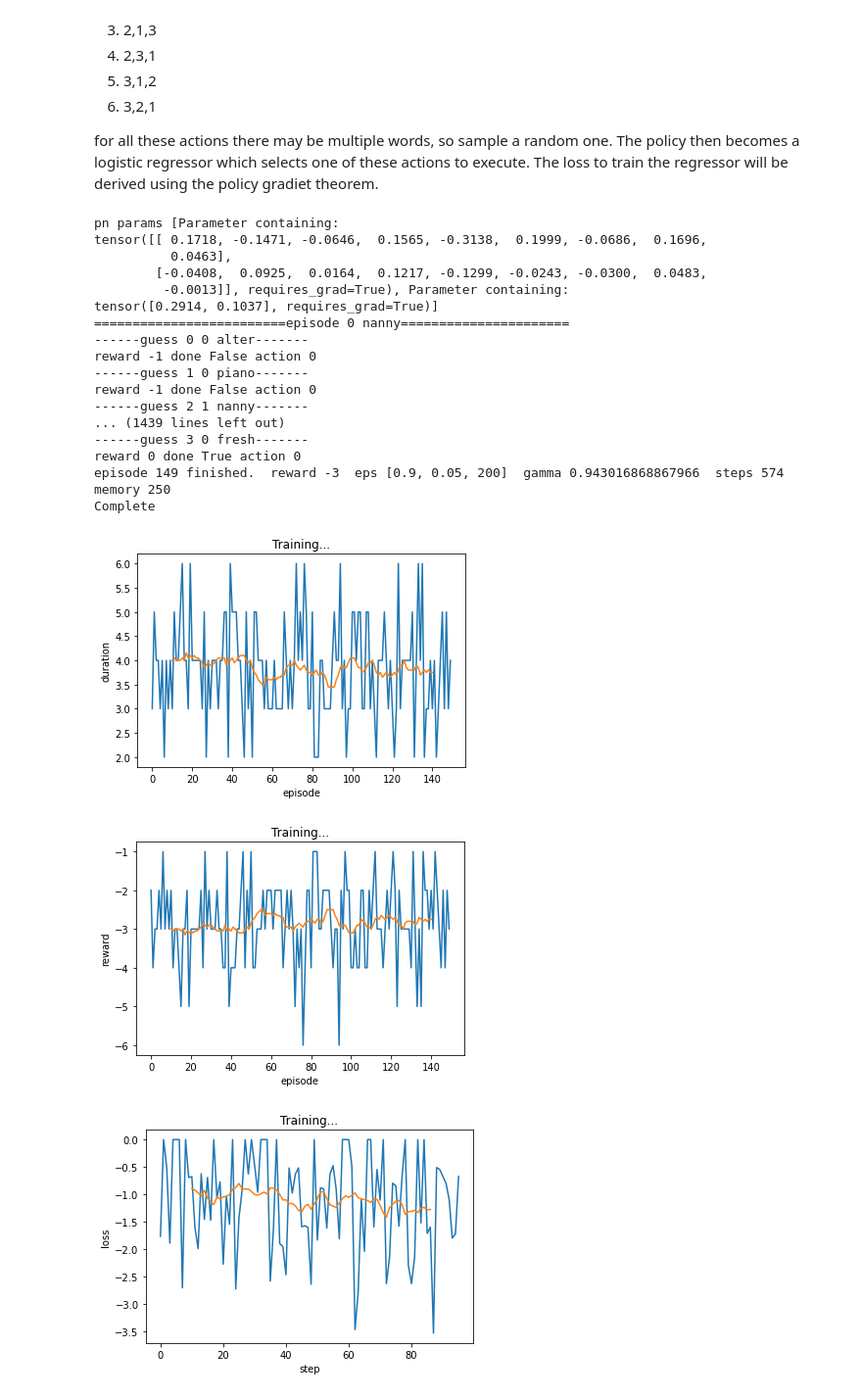
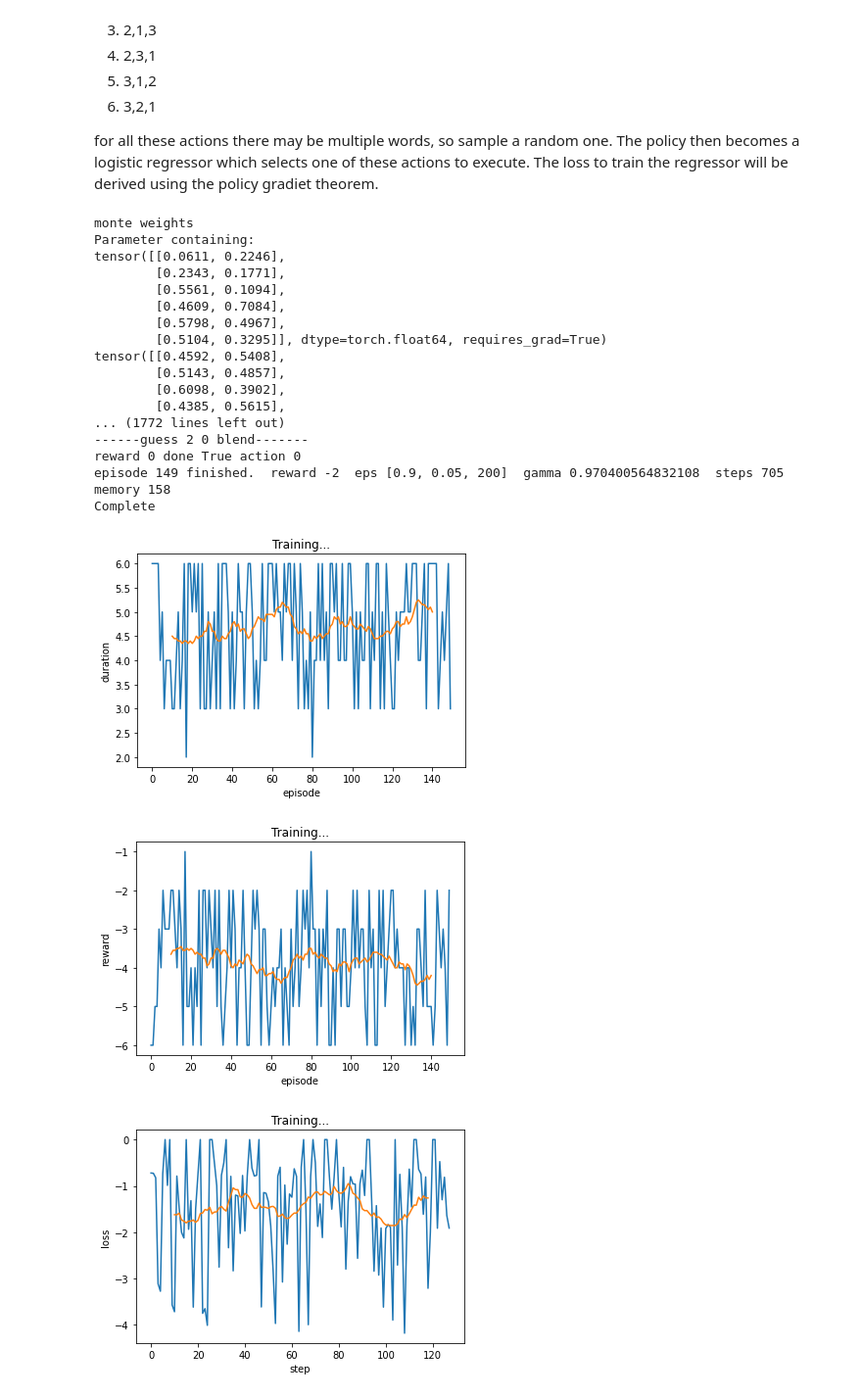
Before and after one commit to kbb29/wordle-solver, a Jupyter notebook: PolicyGradient.ipynb, the cells around one changed output. Shown at 98% size. Saved outputs shown, nothing was run; the diff lists cells and outputs as text; code cells hidden in the pictures.

Commit message:
pg monte

```diff
--- a/PolicyGradient.ipynb
+++ b/PolicyGradient.ipynb
@@ -152,3 +149,24 @@ class PolicyHelper:
+# %%
+#define the word-selection tactics
+n_state_features = 9
+
+class PolicyHelper:
+    def __init__(self, env):
+        self.env = env
+        self.actions = [[env.find_target_words, env.find_words_matching_current_history]]
+        self.actions.append([env.find_words_with_highest_new_letter_freq_score])
+
+        self.num_actions = len(self.actions)
+        #self.net = PolicyNetLinear(n_state_features, len(self.actions))
+
+    def perform_action(self, action_idx):
+        tactic_tuple = self.actions[action_idx]
+        df = self.env.df
+        for tactic in tactic_tuple: # apply all the tactics in the given order
+            newdf = tactic(df)
+            if not newdf.empty: #if that tactic produced no results, then quit
+                df = newdf
+        return df.sample()['word'][0] # then pick a random word from what is left
 # %%
 
 
@@ -254,11 +272,18 @@ def run_experiment(model=ModelConfig(name='naive', startword=None, target_list_o
 
     if model.name == 'linear':
         policy_net = PolicyNetLinear(n_state_features, len(policy_helper.actions)).to(device)
+    elif model.name == 'monte':
+        policy_net = PolicyMonteCarlo(env.num_guesses, len(policy_helper.actions)).to(device)
+        print('monte weights')
+        print(policy_net.weights)
+        print(F.softmax(policy_net.weights, dim=1))
     else:
         policy_net = PolicyNetNN(n_state_features, len(policy_helper.actions)).to(device)
 
     if training.optimizer == 'rmsprop':
         optimizer = optim.RMSprop(policy_net.parameters(), lr=training.lr)
+    elif training.optimizer == 'sgd':
+        optimizer = optim.SGD(policy_net.parameters(), lr=training.lr)
     else:
         optimizer = optim.Adam(policy_net.parameters(), lr=training.lr)
 
@@ -321,6 +346,11 @@ def run_experiment(model=ModelConfig(name='naive', startword=None, target_list_o
                     losses += optimize_model_batch(policy_net, optimizer, memory, batch_size=training.batch_size)
                     if training.clear_memory: memory.clear()
 
+                    if model.name == 'monte':
+                        print('monte weights')
+                        print(policy_net.weights)
+                        print(F.softmax(policy_net.weights, dim=1))
+
                 #plot_durations()
                 break
 
@@ -334,29 +364,29 @@ def run_experiment(model=ModelConfig(name='naive', startword=None, target_list_o
 #plt.show()
 # %%
 plot_all(*run_experiment(
-    model=ModelConfig(name='linear'),
+    model=ModelConfig(name='monte'),
     num_episodes=150,
-    training=TrainConfig(optimizer='adam', lr=0.01, batch_size=32, train_interval=32, clear_memory=True),
+    training=TrainConfig(optimizer='sgd', lr=0.01, batch_size=32, train_interval=32, clear_memory=True),
     seed=1
     ))
 # %% [output]
-pn params [Parameter containing:
-tensor([[ 0.1718, -0.1471, -0.0646,  0.1565, -0.3138,  0.1999, -0.0686,  0.1696,
-          0.0463],
-        [-0.0408,  0.0925,  0.0164,  0.1217, -0.1299, -0.0243, -0.0300,  0.0483,
-         -0.0013]], requires_grad=True), Parameter containing:
-tensor([0.2914, 0.1037], requires_grad=True)]
-=========================episode 0 nanny======================
-------guess 0 0 alter-------
-reward -1 done False action 0
-------guess 1 0 piano-------
-reward -1 done False action 0
-------guess 2 1 nanny-------
-... (1439 lines left out)
-------guess 3 0 fresh-------
+monte weights
+Parameter containing:
+tensor([[0.0611, 0.2246],
+        [0.2343, 0.1771],
+        [0.5561, 0.1094],
+        [0.4609, 0.7084],
+        [0.5798, 0.4967],
+        [0.5104, 0.3295]], dtype=torch.float64, requires_grad=True)
+tensor([[0.4592, 0.5408],
+        [0.5143, 0.4857],
+        [0.6098, 0.3902],
+        [0.4385, 0.5615],
+... (1772 lines left out)
+------guess 2 0 blend-------
 reward 0 done True action 0
-episode 149 finished.  reward -3  eps [0.9, 0.05, 200]  gamma 0.943016868867966  steps 574  memory 250
+episode 149 finished.  reward -2  eps [0.9, 0.05, 200]  gamma 0.970400564832108  steps 705  memory 158
 Complete
-[figure, old version]
+[figure, new version]
-[figure, old version]
+[figure, new version]
-[figure, old version]
+[figure, new version]
```
Also changed, not shown: parts of 7 cells of this notebook.
